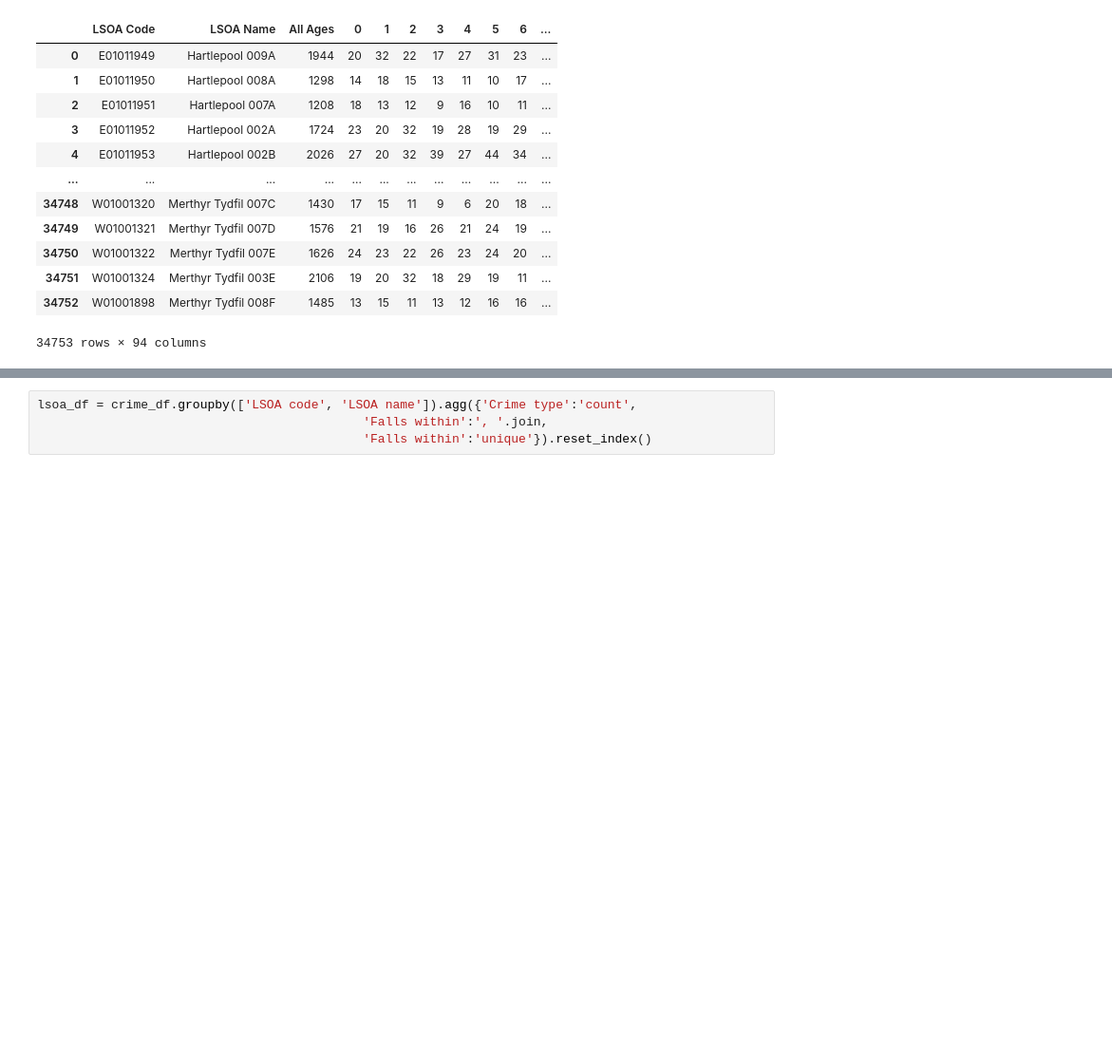
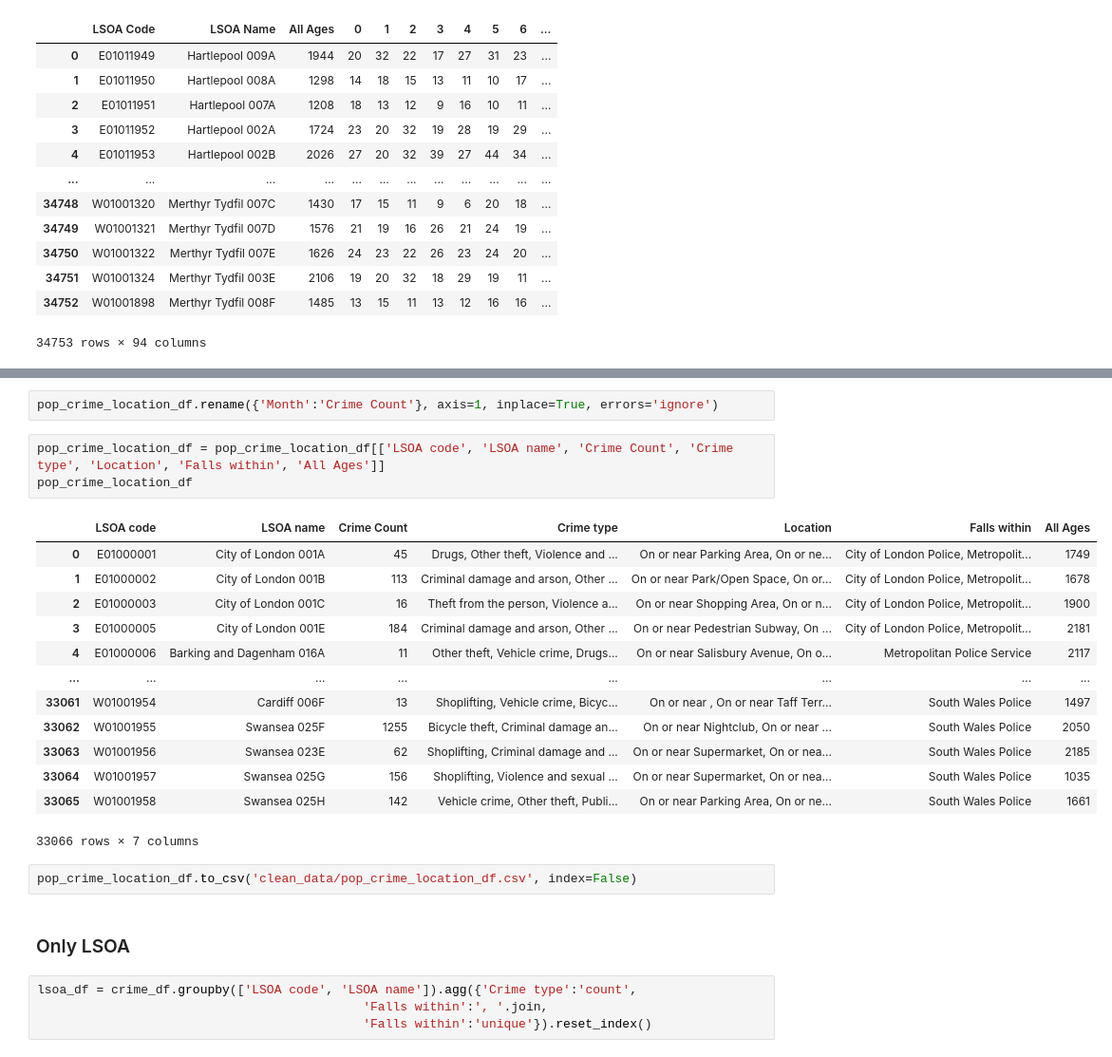
Before and after one commit to saquibmohiuddin/cubed-workshop, a Jupyter notebook: cleaning_eda.ipynb, the cells around one changed output, grey strips where cells are left out. Shown at 95% size. Drawn from its saved outputs; the diff is of its cells as text; blank space fills up the shorter version.

```diff
--- a/cleaning_eda.ipynb
+++ b/cleaning_eda.ipynb
@@ -128,3 +169,26 @@ crime_df.groupby(['LSOA code', 'LSOA name']).agg({'Month':'count',
+# %%
+pop_crime_location_df.rename({'Month':'Crime Count'}, axis=1, inplace=True, errors='ignore')
+# %%
+pop_crime_location_df = pop_crime_location_df[['LSOA code', 'LSOA name', 'Crime Count', 'Crime type', 'Location', 'Falls within', 'All Ages']]
+pop_crime_location_df
+# %% [output]
+|  | LSOA code | LSOA name | Crime Count | Crime type | Location | Falls within | All Ages |
+| 0 | E01000001 | City of London 001A | 45 | Drugs, Other theft, Violence and ... | On or near Parking Area, On or ne... | City of London Police, Metropolit... | 1749 |
+| 1 | E01000002 | City of London 001B | 113 | Criminal damage and arson, Other ... | On or near Park/Open Space, On or... | City of London Police, Metropolit... | 1678 |
+| 2 | E01000003 | City of London 001C | 16 | Theft from the person, Violence a... | On or near Shopping Area, On or n... | City of London Police, Metropolit... | 1900 |
+| 3 | E01000005 | City of London 001E | 184 | Criminal damage and arson, Other ... | On or near Pedestrian Subway, On ... | City of London Police, Metropolit... | 2181 |
+| 4 | E01000006 | Barking and Dagenham 016A | 11 | Other theft, Vehicle crime, Drugs... | On or near Salisbury Avenue, On o... | Metropolitan Police Service | 2117 |
+| ... | ... | ... | ... | ... | ... | ... | ... |
+| 33061 | W01001954 | Cardiff 006F | 13 | Shoplifting, Vehicle crime, Bicyc... | On or near , On or near Taff Terr... | South Wales Police | 1497 |
+| 33062 | W01001955 | Swansea 025F | 1255 | Bicycle theft, Criminal damage an... | On or near Nightclub, On or near ... | South Wales Police | 2050 |
+| 33063 | W01001956 | Swansea 023E | 62 | Shoplifting, Criminal damage and ... | On or near Supermarket, On or nea... | South Wales Police | 2185 |
+| 33064 | W01001957 | Swansea 025G | 156 | Shoplifting, Violence and sexual ... | On or near Supermarket, On or nea... | South Wales Police | 1035 |
+| 33065 | W01001958 | Swansea 025H | 142 | Vehicle crime, Other theft, Publi... | On or near Parking Area, On or ne... | South Wales Police | 1661 |
+33066 rows × 7 columns
+# %%
+pop_crime_location_df.to_csv('clean_data/pop_crime_location_df.csv', index=False)
+# %% [markdown]
+### Only LSOA
 # %%
 lsoa_df = crime_df.groupby(['LSOA code', 'LSOA name']).agg({'Crime type':'count',
                                             'Falls within':', '.join,
```
Also changed, not shown: parts of 5 cells of this notebook.
